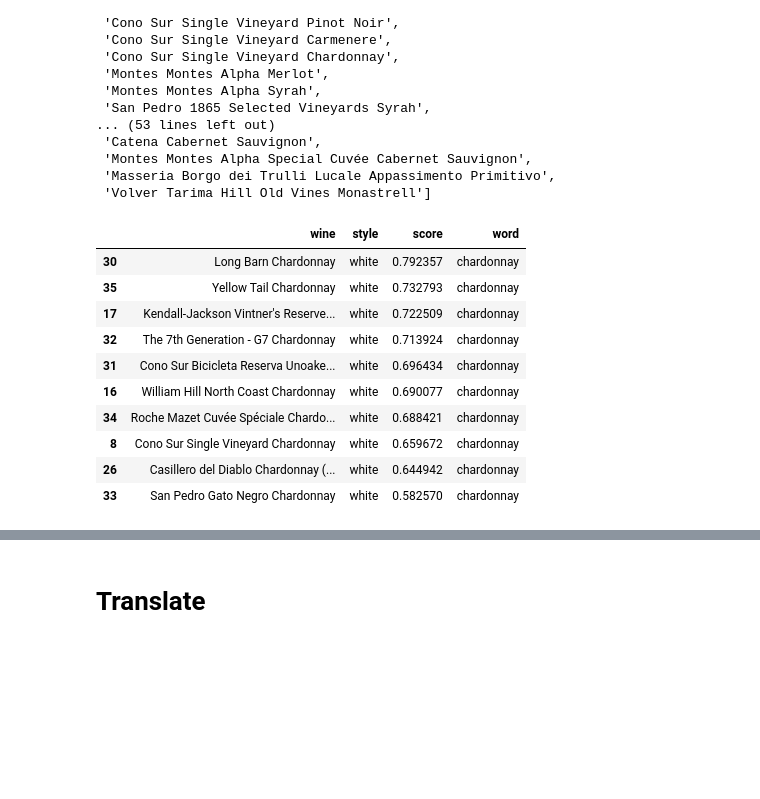
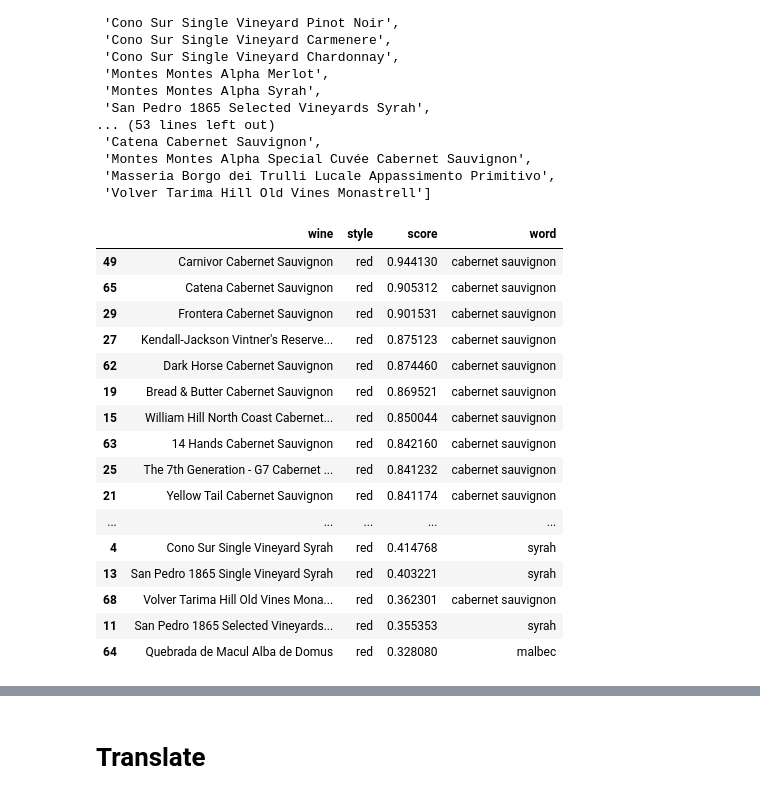
Before and after one commit to lbk209/topic_modeling, a Jupyter notebook: vivino_community_reviews.ipynb, the cells around one changed output, grey strips where cells are left out. Cells and saved outputs as stored; diff of their text form; code cells hidden in the pictures; blank space fills up the shorter version.

```diff
--- a/vivino_community_reviews.ipynb
+++ b/vivino_community_reviews.ipynb
@@ -579,24 +610,30 @@ wines =  wid_wine['wine']
 df_style = find_style(wines)
 # %%
 #s = 'sparkling'
-#s = 'red'
-s = 'white'
+s = 'red'
+#s = 'white'
 #WINE_STYLE[s]
 
 thr = 0.
 
 cond = (df_style['style'] == s)
 cond = cond & (df_style['score'] >= thr)
 df_style.loc[cond].sort_values('score', ascending=False)
 # %% [output]
 |  | wine | style | score | word |
-| 30 | Long Barn Chardonnay | white | 0.792357 | chardonnay |
-| 35 | Yellow Tail Chardonnay | white | 0.732793 | chardonnay |
-| 17 | Kendall-Jackson Vintner's Reserve... | white | 0.722509 | chardonnay |
-| 32 | The 7th Generation - G7 Chardonnay | white | 0.713924 | chardonnay |
-| 31 | Cono Sur Bicicleta Reserva Unoake... | white | 0.696434 | chardonnay |
-| 16 | William Hill North Coast Chardonnay | white | 0.690077 | chardonnay |
-| 34 | Roche Mazet Cuvée Spéciale Chardo... | white | 0.688421 | chardonnay |
-| 8 | Cono Sur Single Vineyard Chardonnay | white | 0.659672 | chardonnay |
-| 26 | Casillero del Diablo Chardonnay (... | white | 0.644942 | chardonnay |
-| 33 | San Pedro Gato Negro Chardonnay | white | 0.582570 | chardonnay |
+| 49 | Carnivor Cabernet Sauvignon | red | 0.944130 | cabernet sauvignon |
+| 65 | Catena Cabernet Sauvignon | red | 0.905312 | cabernet sauvignon |
+| 29 | Frontera Cabernet Sauvignon | red | 0.901531 | cabernet sauvignon |
+| 27 | Kendall-Jackson Vintner's Reserve... | red | 0.875123 | cabernet sauvignon |
+| 62 | Dark Horse Cabernet Sauvignon | red | 0.874460 | cabernet sauvignon |
+| 19 | Bread & Butter Cabernet Sauvignon | red | 0.869521 | cabernet sauvignon |
+| 15 | William Hill North Coast Cabernet... | red | 0.850044 | cabernet sauvignon |
+| 63 | 14 Hands Cabernet Sauvignon | red | 0.842160 | cabernet sauvignon |
+| 25 | The 7th Generation - G7 Cabernet ... | red | 0.841232 | cabernet sauvignon |
+| 21 | Yellow Tail Cabernet Sauvignon | red | 0.841174 | cabernet sauvignon |
+| ... | ... | ... | ... | ... |
+| 4 | Cono Sur Single Vineyard Syrah | red | 0.414768 | syrah |
+| 13 | San Pedro 1865 Single Vineyard Syrah | red | 0.403221 | syrah |
+| 68 | Volver Tarima Hill Old Vines Mona... | red | 0.362301 | cabernet sauvignon |
+| 11 | San Pedro 1865 Selected Vineyards... | red | 0.355353 | syrah |
+| 64 | Quebrada de Macul Alba de Domus | red | 0.328080 | malbec |
```
Also changed, not shown: parts of 27 cells of this notebook.
